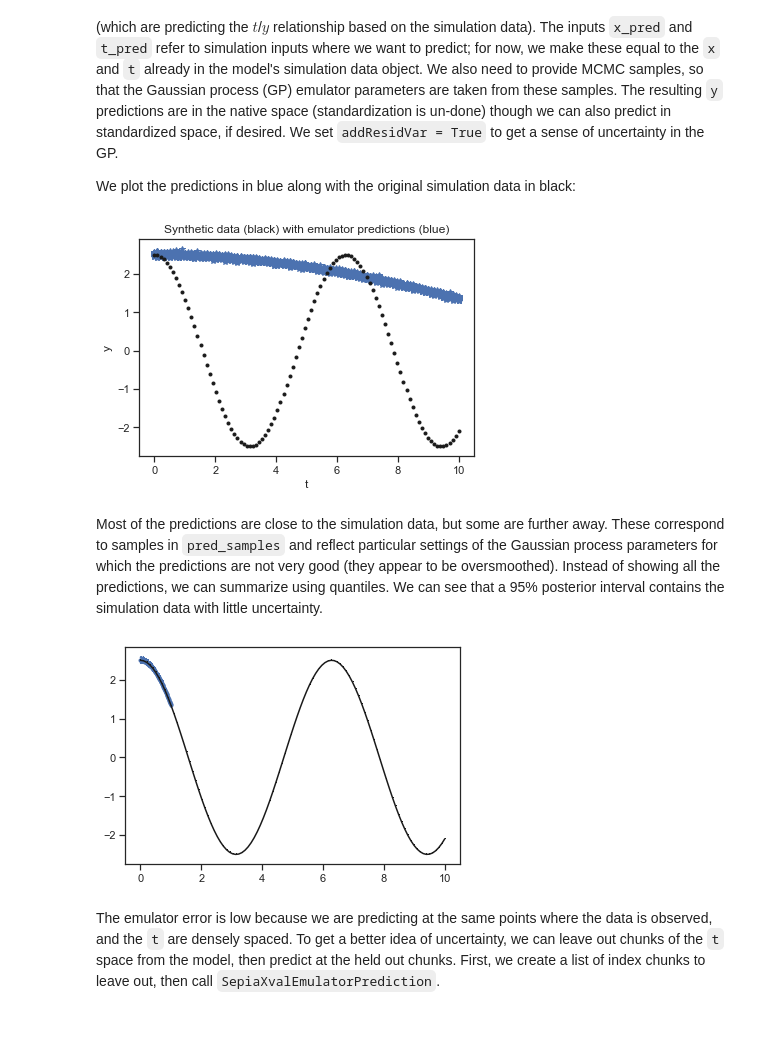
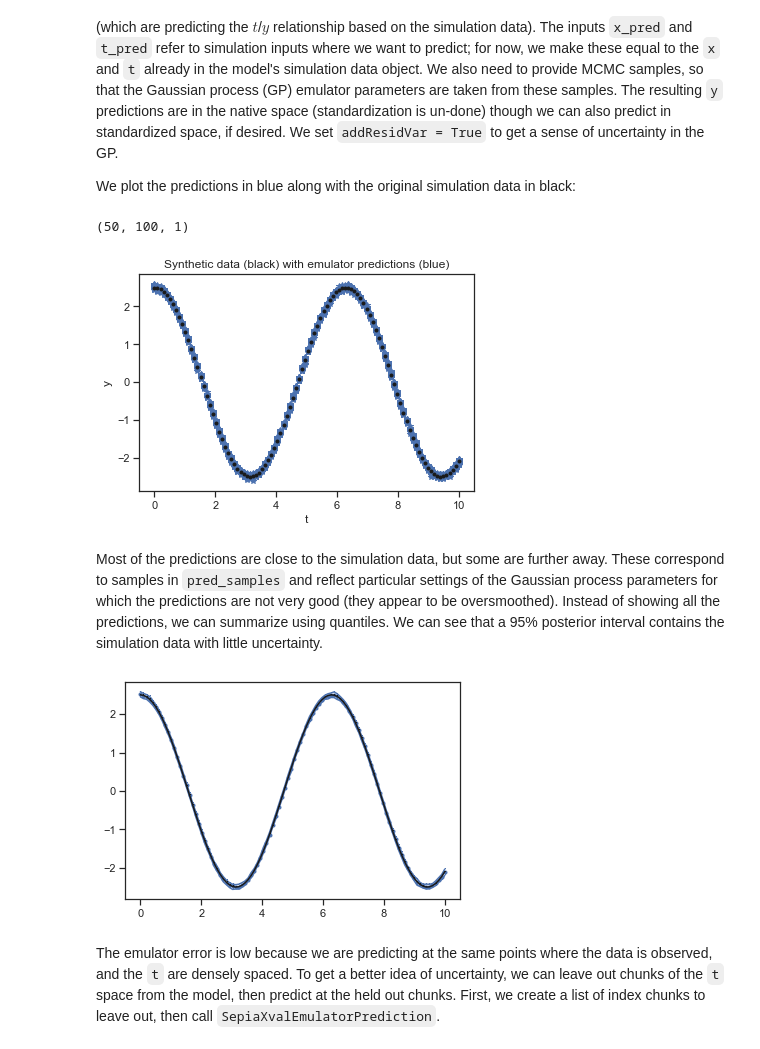
Before and after one commit to lanl/SEPIA, a Jupyter notebook: examples/Synthetic_toy_examples/univariate_example_with_prediction.ipynb, the cells around one changed output. Cells and saved outputs as stored; diff of their text form; code cells hidden in the pictures.

Commit message:
fixed data range

```diff
--- a/examples/Synthetic_toy_examples/univariate_example_with_prediction.ipynb
+++ b/examples/Synthetic_toy_examples/univariate_example_with_prediction.ipynb
@@ -290,19 +290,22 @@ We plot the predictions in blue along with the original simulation data in black
 # %%
 sampleset = np.arange(0, 3000, 60)
 pred_samples = model.get_samples(sampleset=sampleset)
 pred = SepiaEmulatorPrediction(samples=pred_samples, model=model,
-                               t_pred=model.data.sim_data.t_trans, addResidVar=True)
+                               t_pred=model.data.sim_data.t, addResidVar=True)
 # Predictions are (size of sampleset, 100, 1)
 y_pred = pred.get_y_native()
+
+print(y_pred.shape)
 
 plt.plot(data.sim_data.t, y_pred.squeeze().T, 'b*')
 plt.plot(data.sim_data.t, data.sim_data.y, 'k.')
 plt.title('Synthetic data (black) with emulator predictions (blue)')
 plt.xlabel('t')
 plt.ylabel('y')
 plt.show()
 # %% [output]
+(50, 100, 1)
-[figure, old version]
+[figure, new version]
 # %% [markdown]
 Most of the predictions are close to the simulation data, but some are further away.
 These correspond to samples in `pred_samples` and reflect particular settings of the Gaussian process
@@ -321,7 +324,7 @@ plt.plot(t_pred, y_pred_q975, 'b,-')
 plt.plot(data.sim_data.t, data.sim_data.y, 'k,-')
 plt.show()
 # %% [output]
-[figure, old version]
+[figure, new version]
 # %% [markdown]
 The emulator error is low because we are predicting at the same points where the data is observed,
 and the `t` are densely spaced.
```
